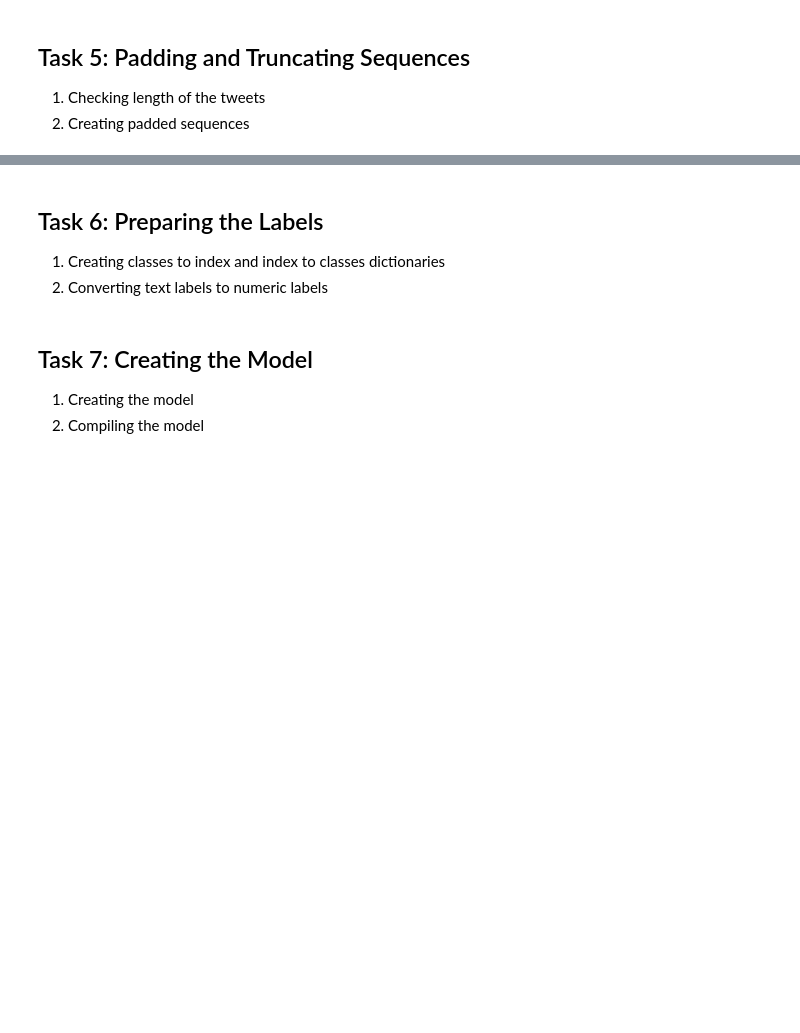
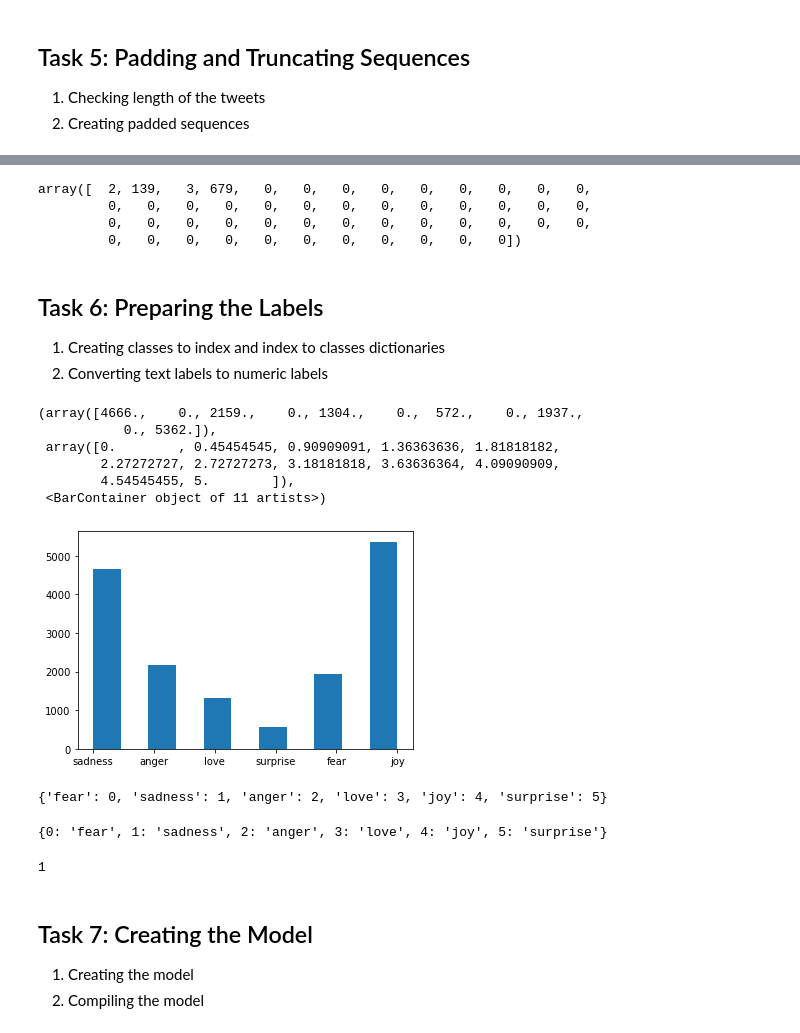
Before and after one commit to HerbertMariano/Coursera-Tweet_Emotion_Recognition, a Jupyter notebook: Coursera_Tweet_Emotion_Recognition.ipynb, the cells around one changed output, grey strips where cells are left out. Saved outputs shown, nothing was run; the diff lists cells and outputs as text; code cells hidden in the pictures; blank space fills up the shorter version.

```diff
--- a/Coursera_Tweet_Emotion_Recognition.ipynb
+++ b/Coursera_Tweet_Emotion_Recognition.ipynb
@@ -129,3 +159,10 @@ tweets[0],labels[0]
+# %%
+padded_train_seq[0]
+# %% [output]
+array([  2, 139,   3, 679,   0,   0,   0,   0,   0,   0,   0,   0,   0,
+         0,   0,   0,   0,   0,   0,   0,   0,   0,   0,   0,   0,   0,
+         0,   0,   0,   0,   0,   0,   0,   0,   0,   0,   0,   0,   0,
+         0,   0,   0,   0,   0,   0,   0,   0,   0,   0,   0])
 # %% [markdown]
 ## Task 6: Preparing the Labels
 
@@ -133,0 +173,10 @@ tweets[0],labels[0]
+# %%
+plt.hist(labels,bins=11)
+# %% [output]
+(array([4666.,    0., 2159.,    0., 1304.,    0.,  572.,    0., 1937.,
+           0., 5362.]),
+ array([0.        , 0.45454545, 0.90909091, 1.36363636, 1.81818182,
+        2.27272727, 2.72727273, 3.18181818, 3.63636364, 4.09090909,
+        4.54545455, 5.        ]),
+ <BarContainer object of 11 artists>)
+[figure, added]
@@ -133,0 +186,8 @@ tweets[0],labels[0]
+# %%
+class_to_index
+# %% [output]
+{'fear': 0, 'sadness': 1, 'anger': 2, 'love': 3, 'joy': 4, 'surprise': 5}
+# %%
+index_to_class
+# %% [output]
+{0: 'fear', 1: 'sadness', 2: 'anger', 3: 'love', 4: 'joy', 5: 'surprise'}
@@ -134,3 +196,8 @@ tweets[0],labels[0]
+# %%
+train_labels = names_to_id(labels)
+print(train_labels[0])
+# %% [output]
+1
 # %% [markdown]
 ## Task 7: Creating the Model
 
```
Also changed, not shown: parts of 16 cells of this notebook.
